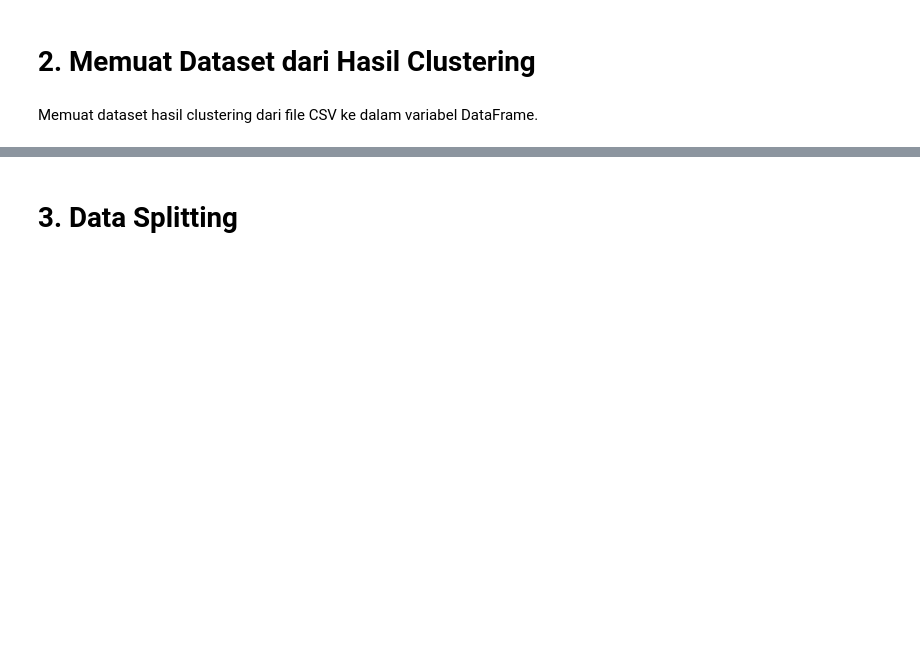
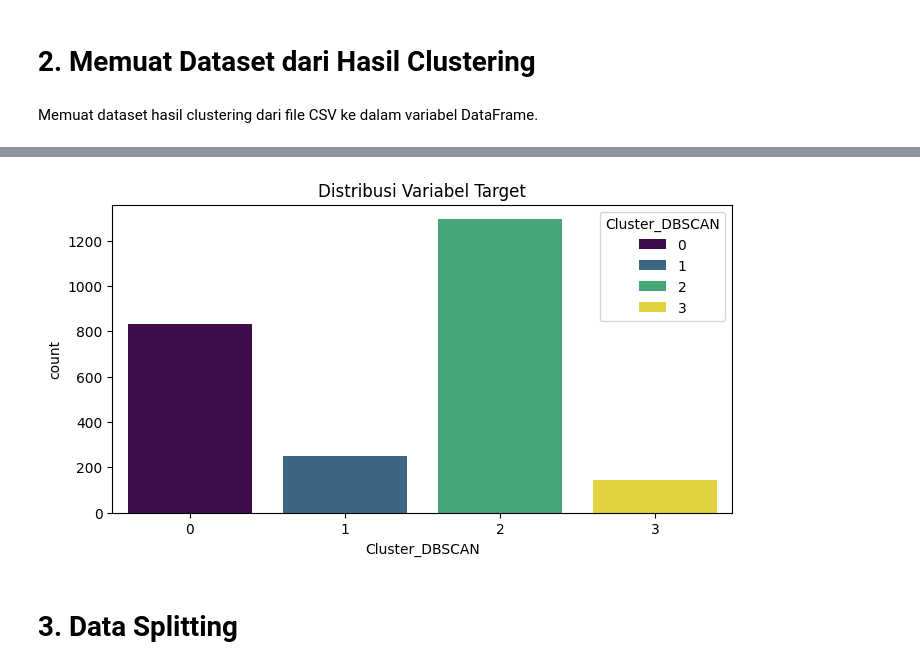
Before and after one commit to Us9r/DicodingBMLP, a Jupyter notebook: [Klasifikasi]_Submission_Akhir_BMLP_us9r.ipynb, the cells around one changed output, grey strips where cells are left out. Saved outputs shown, nothing was run; the diff lists cells and outputs as text; code cells hidden in the pictures; blank space fills up the shorter version.

```diff
--- a/[Klasifikasi]_Submission_Akhir_BMLP_us9r.ipynb
+++ b/[Klasifikasi]_Submission_Akhir_BMLP_us9r.ipynb
@@ -15,3 +52,10 @@ df = pd.read_csv('https://raw.githubusercontent.com/Us9r/DicodingBMLP/main/clust
+# %%
+plt.figure(figsize=(8, 4))
+sns.countplot(x='Cluster_DBSCAN', hue='Cluster_DBSCAN', data=df, palette='viridis', legend=True)
+plt.title('Distribusi Variabel Target')
+plt.show()
+# %% [output]
+[figure, added]
 # %% [markdown]
 # **3. Data Splitting**
 # %% [markdown]
```
Also changed, not shown: parts of 33 cells of this notebook.
